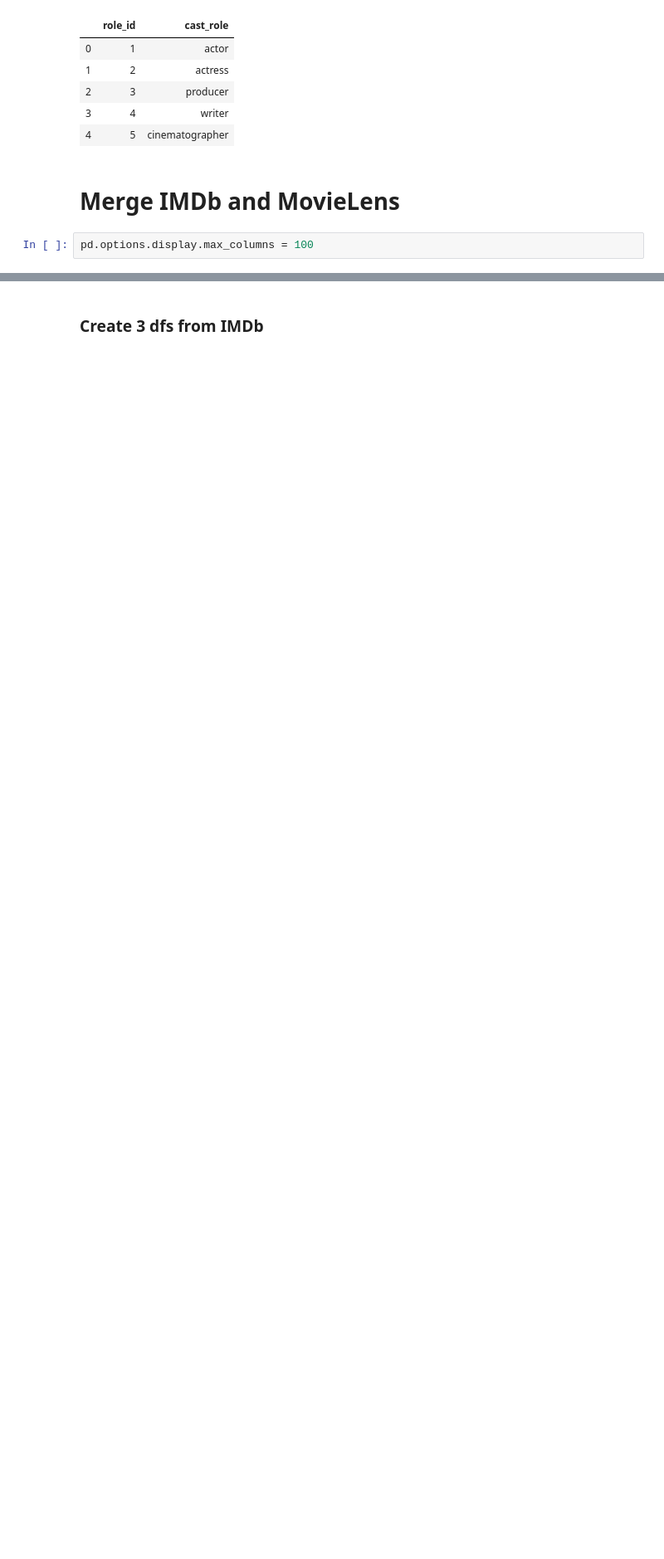
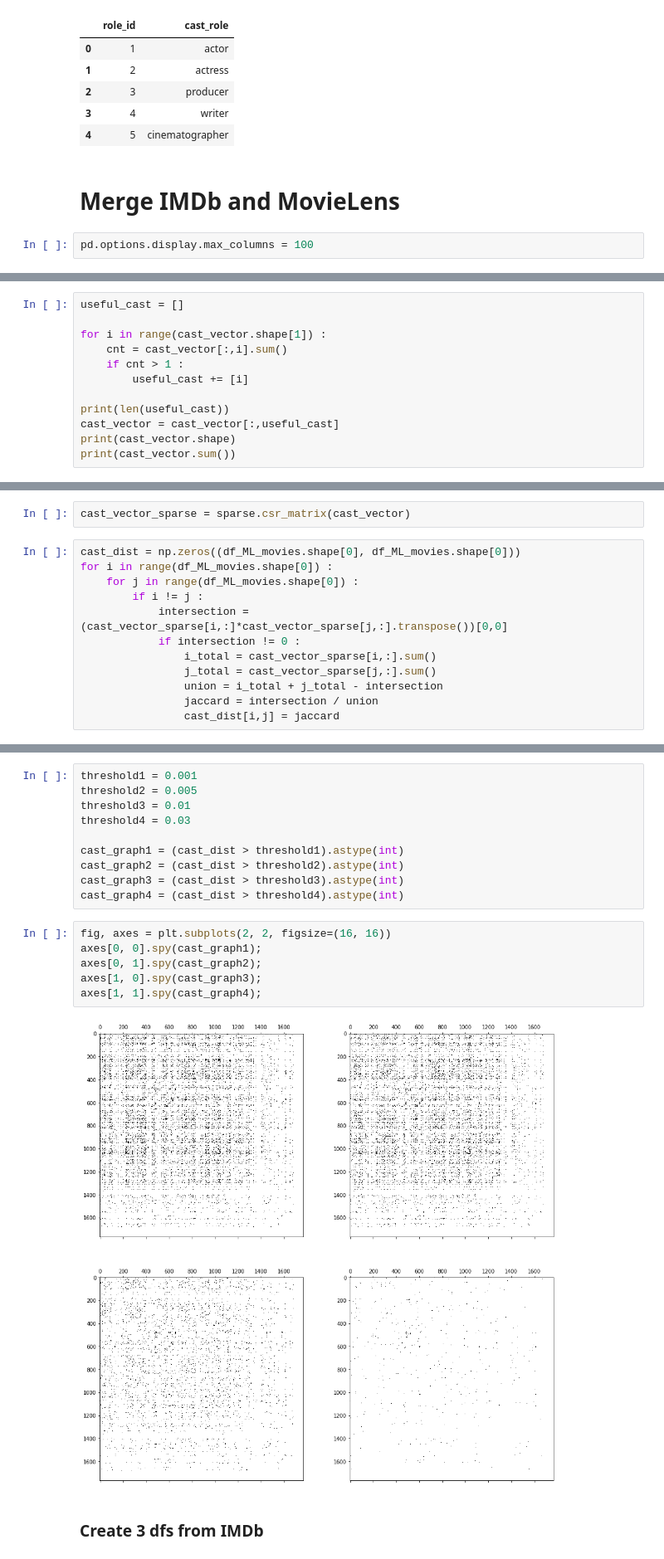
Before and after one commit to Movinder/movielens-imdb-exploration, a Jupyter notebook: data_analysis.ipynb, the cells around one changed output, grey strips where cells are left out. Shown at 83% size. Drawn from its saved outputs; the diff is of its cells as text; blank space fills up the shorter version.

```diff
--- a/data_analysis.ipynb
+++ b/data_analysis.ipynb
@@ -438,0 +547,12 @@ movie_ids = list(df.movie_id.unique())
+# %%
+useful_cast = []
+
+for i in range(cast_vector.shape[1]) :
+    cnt = cast_vector[:,i].sum()
+    if cnt > 1 :
+        useful_cast += [i]
+
+print(len(useful_cast))
+cast_vector = cast_vector[:,useful_cast]
+print(cast_vector.shape)
+print(cast_vector.sum())
@@ -438,0 +563,14 @@ movie_ids = list(df.movie_id.unique())
+# %%
+cast_vector_sparse = sparse.csr_matrix(cast_vector)
+# %%
+cast_dist = np.zeros((df_ML_movies.shape[0], df_ML_movies.shape[0]))
+for i in range(df_ML_movies.shape[0]) :
+    for j in range(df_ML_movies.shape[0]) :
+        if i != j :
+            intersection = (cast_vector_sparse[i,:]*cast_vector_sparse[j,:].transpose())[0,0]
+            if intersection != 0 :
+                i_total = cast_vector_sparse[i,:].sum()
+                j_total = cast_vector_sparse[j,:].sum()
+                union = i_total + j_total - intersection
+                jaccard = intersection / union
+                cast_dist[i,j] = jaccard
@@ -439,3 +579,21 @@ movie_ids = list(df.movie_id.unique())
+# %%
+threshold1 = 0.001
+threshold2 = 0.005
+threshold3 = 0.01
+threshold4 = 0.03
+
+cast_graph1 = (cast_dist > threshold1).astype(int)
+cast_graph2 = (cast_dist > threshold2).astype(int)
+cast_graph3 = (cast_dist > threshold3).astype(int)
+cast_graph4 = (cast_dist > threshold4).astype(int)
+# %%
+fig, axes = plt.subplots(2, 2, figsize=(16, 16))
+axes[0, 0].spy(cast_graph1);
+axes[0, 1].spy(cast_graph2);
+axes[1, 0].spy(cast_graph3);
+axes[1, 1].spy(cast_graph4);
+# %% [output]
+[figure, added]
 # %% [markdown]
 ### Create 3 dfs from IMDb
 # %%
```
Also changed, not shown: parts of 21 cells of this notebook.
